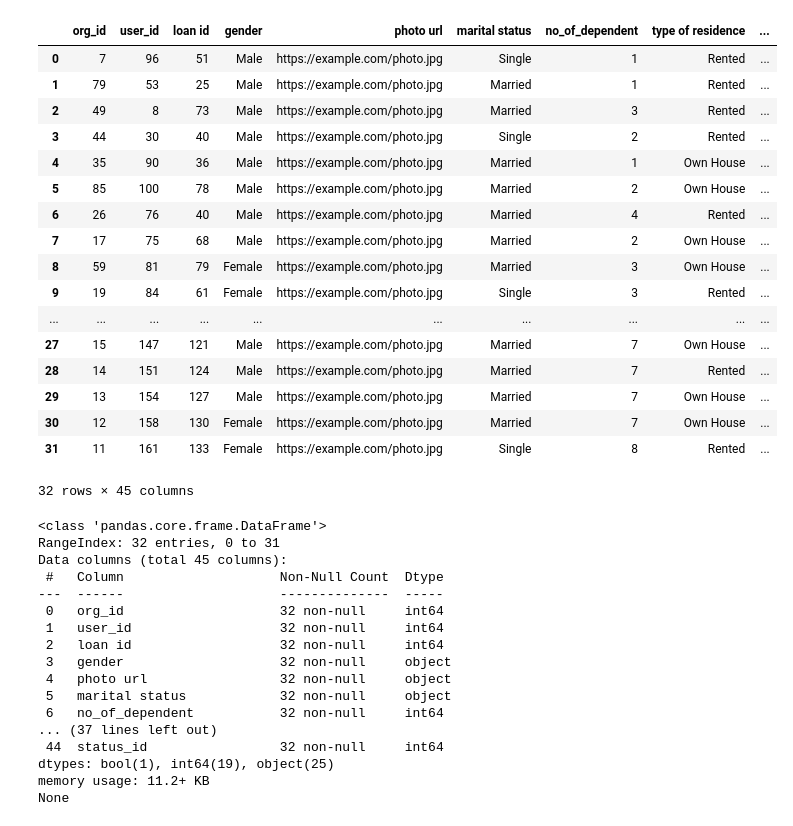
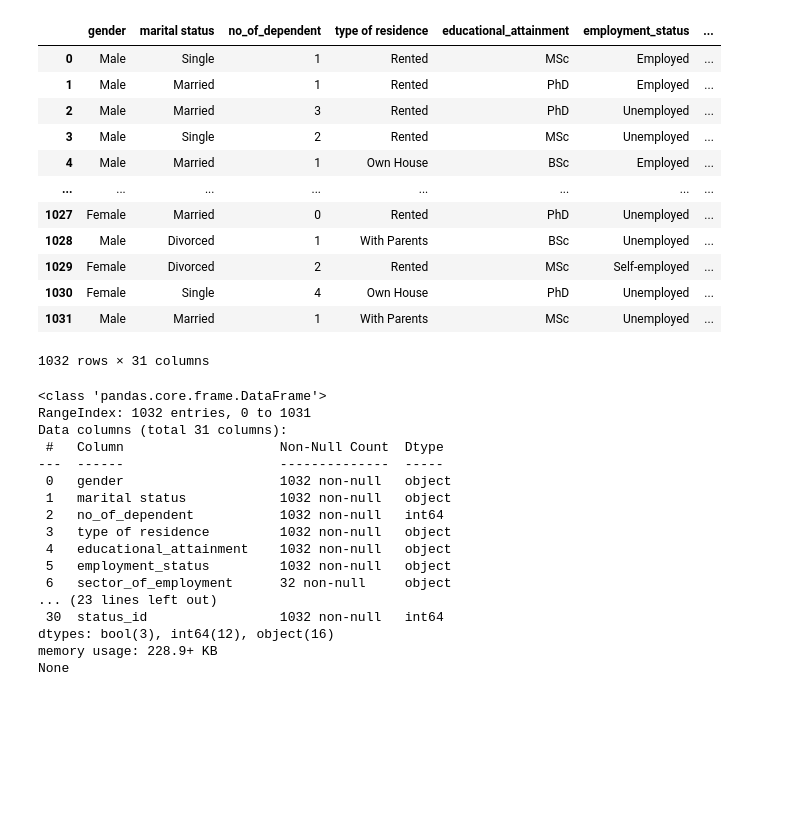
Before and after one commit to kelechi-c/Kaggle_data_models, a Jupyter notebook: cs_score/credit_score.ipynb, the cells around one changed output. Cells and saved outputs as stored; diff of their text form; code cells hidden in the pictures; blank space fills up the shorter version.

```diff
--- a/cs_score/credit_score.ipynb
+++ b/cs_score/credit_score.ipynb
@@ -6,28 +6,23 @@ from sklearn.model_selection import train_test_split, cross_val_score
 from sklearn.preprocessing import LabelEncoder
 from sklearn.ensemble import RandomForestClassifier
 # %%
-data = pd.read_csv('new_cs-training.csv')
+data = pd.read_csv('clean_cs-training.csv')
 
 data
 # %% [output]
-|  | org_id | user_id | loan id | gender | photo url | marital status | no_of_dependent | type of residence | ... |
-| 0 | 7 | 96 | 51 | Male | https://example.com/photo.jpg | Single | 1 | Rented | ... |
-| 1 | 79 | 53 | 25 | Male | https://example.com/photo.jpg | Married | 1 | Rented | ... |
-| 2 | 49 | 8 | 73 | Male | https://example.com/photo.jpg | Married | 3 | Rented | ... |
-| 3 | 44 | 30 | 40 | Male | https://example.com/photo.jpg | Single | 2 | Rented | ... |
-| 4 | 35 | 90 | 36 | Male | https://example.com/photo.jpg | Married | 1 | Own House | ... |
-| 5 | 85 | 100 | 78 | Male | https://example.com/photo.jpg | Married | 2 | Own House | ... |
-| 6 | 26 | 76 | 40 | Male | https://example.com/photo.jpg | Married | 4 | Rented | ... |
-| 7 | 17 | 75 | 68 | Male | https://example.com/photo.jpg | Married | 2 | Own House | ... |
-| 8 | 59 | 81 | 79 | Female | https://example.com/photo.jpg | Married | 3 | Own House | ... |
-| 9 | 19 | 84 | 61 | Female | https://example.com/photo.jpg | Single | 3 | Rented | ... |
-| ... | ... | ... | ... | ... | ... | ... | ... | ... | ... |
-| 27 | 15 | 147 | 121 | Male | https://example.com/photo.jpg | Married | 7 | Own House | ... |
-| 28 | 14 | 151 | 124 | Male | https://example.com/photo.jpg | Married | 7 | Rented | ... |
-| 29 | 13 | 154 | 127 | Male | https://example.com/photo.jpg | Married | 7 | Own House | ... |
-| 30 | 12 | 158 | 130 | Female | https://example.com/photo.jpg | Married | 7 | Own House | ... |
-| 31 | 11 | 161 | 133 | Female | https://example.com/photo.jpg | Single | 8 | Rented | ... |
+|  | gender | marital status | no_of_dependent | type of residence | educational_attainment | employment_status | ... |
+| 0 | Male | Single | 1 | Rented | MSc | Employed | ... |
+| 1 | Male | Married | 1 | Rented | PhD | Employed | ... |
+| 2 | Male | Married | 3 | Rented | PhD | Unemployed | ... |
+| 3 | Male | Single | 2 | Rented | MSc | Unemployed | ... |
+| 4 | Male | Married | 1 | Own House | BSc | Employed | ... |
+| ... | ... | ... | ... | ... | ... | ... | ... |
+| 1027 | Female | Married | 0 | Rented | PhD | Unemployed | ... |
+| 1028 | Male | Divorced | 1 | With Parents | BSc | Unemployed | ... |
+| 1029 | Female | Divorced | 2 | Rented | MSc | Self-employed | ... |
+| 1030 | Female | Single | 4 | Own House | PhD | Unemployed | ... |
+| 1031 | Male | Married | 1 | With Parents | MSc | Unemployed | ... |
-32 rows × 45 columns
+1032 rows × 31 columns
 # %%
 info = data.info()
 summary = data.columns
@@ -35,19 +30,19 @@ summary = data.columns
 print(info)
 # %% [output]
 <class 'pandas.core.frame.DataFrame'>
-RangeIndex: 32 entries, 0 to 31
-Data columns (total 45 columns):
+RangeIndex: 1032 entries, 0 to 1031
+Data columns (total 31 columns):
  #   Column                    Non-Null Count  Dtype
 ---  ------                    --------------  -----
- 0   org_id                    32 non-null     int64
- 1   user_id                   32 non-null     int64
- 2   loan id                   32 non-null     int64
- 3   gender                    32 non-null     object
- 4   photo url                 32 non-null     object
- 5   marital status            32 non-null     object
- 6   no_of_dependent           32 non-null     int64
-... (37 lines left out)
- 44  status_id                 32 non-null     int64
-dtypes: bool(1), int64(19), object(25)
-memory usage: 11.2+ KB
+ 0   gender                    1032 non-null   object
+ 1   marital status            1032 non-null   object
+ 2   no_of_dependent           1032 non-null   int64
+ 3   type of residence         1032 non-null   object
+ 4   educational_attainment    1032 non-null   object
+ 5   employment_status         1032 non-null   object
+ 6   sector_of_employment      32 non-null     object
+... (23 lines left out)
+ 30  status_id                 1032 non-null   int64
+dtypes: bool(3), int64(12), object(16)
+memory usage: 228.9+ KB
 None
```
Also changed, not shown: parts of 16 cells of this notebook, 5 other files.
